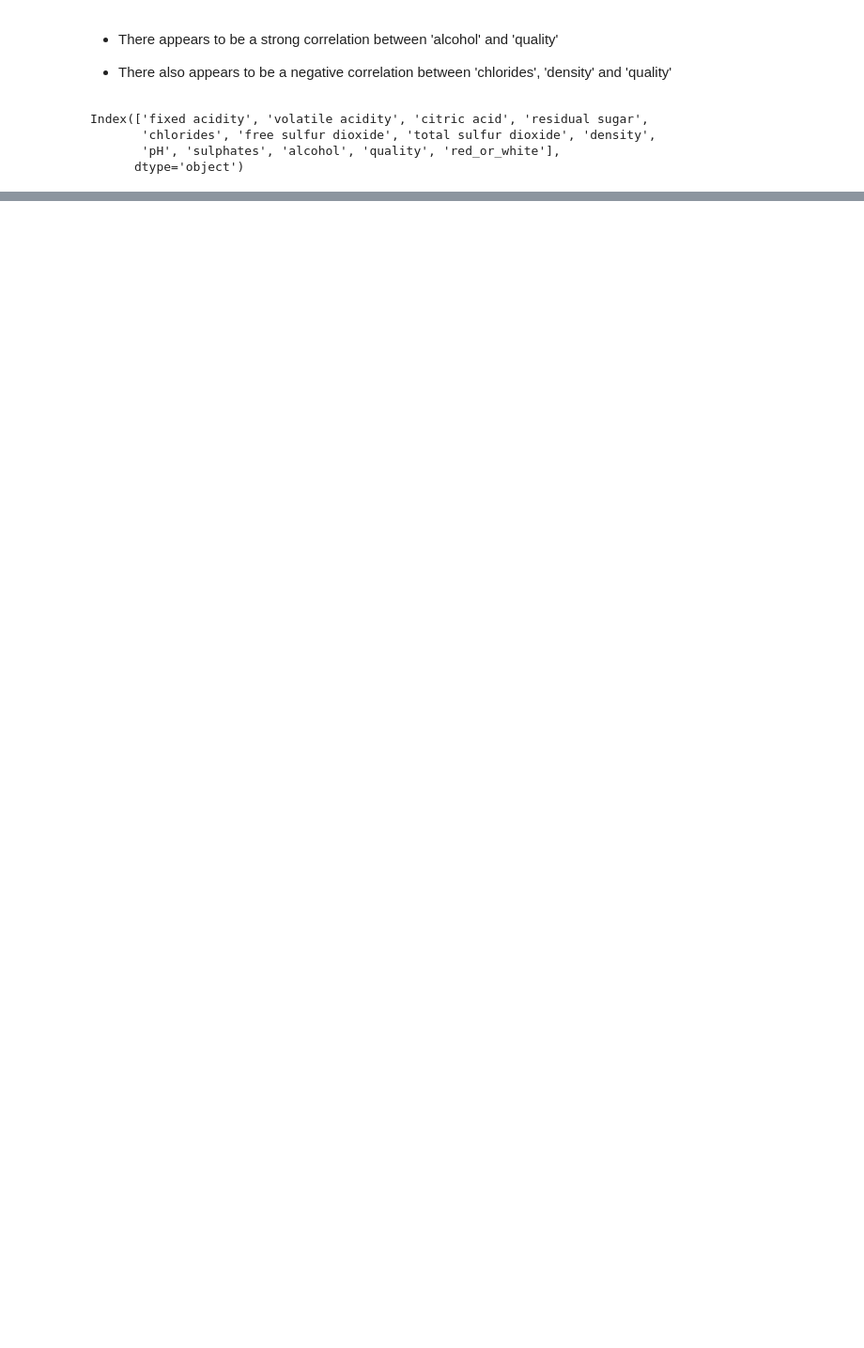
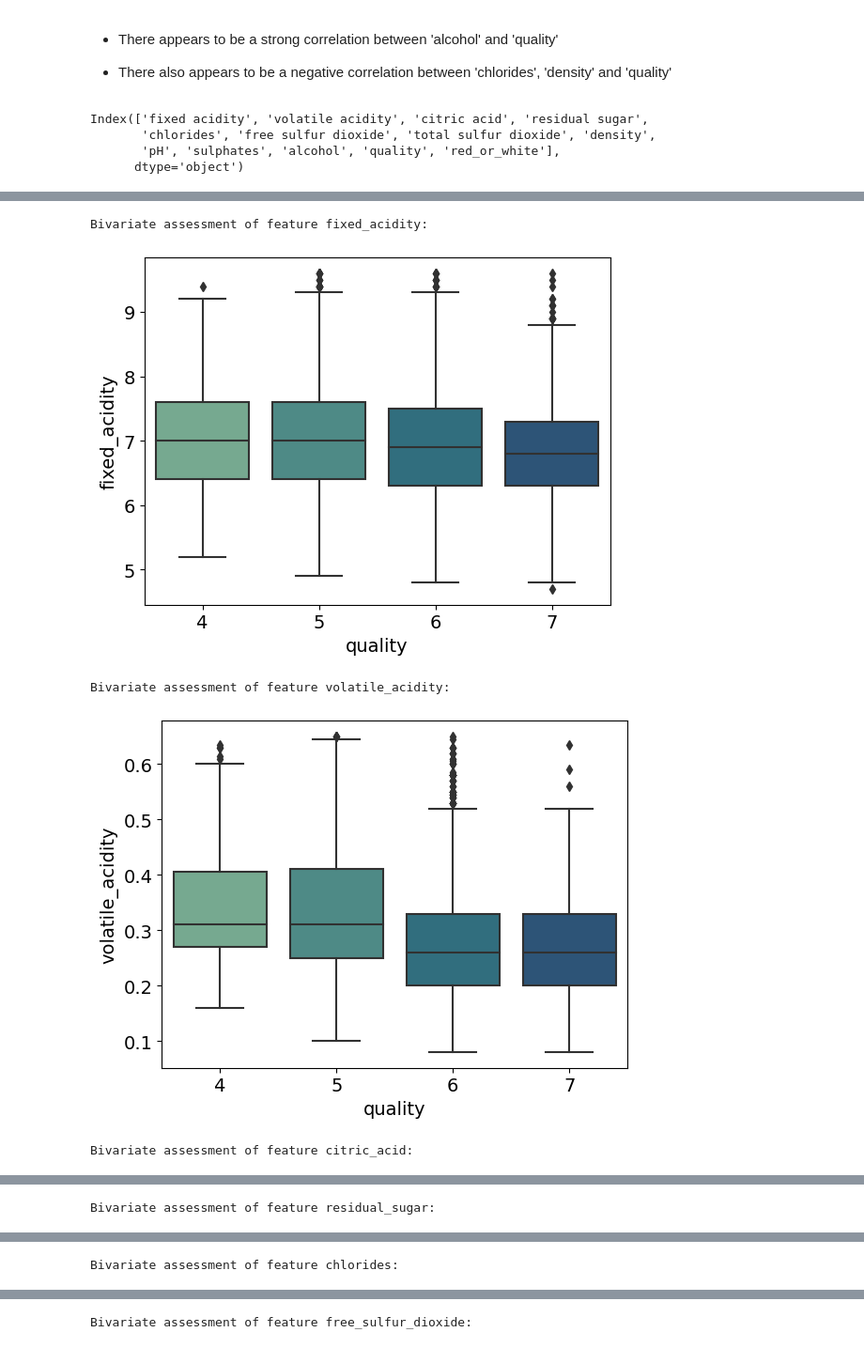
Before and after one commit to aaron-and-caroWINE/wine_clustering_project, a Jupyter notebook: wrangle_wine.ipynb, the cells around one changed output, grey strips where cells are left out. Shown at 94% size. Cells and saved outputs as stored; diff of their text form; code cells hidden in the pictures; blank space fills up the shorter version.

```diff
--- a/wrangle_wine.ipynb
+++ b/wrangle_wine.ipynb
@@ -292,0 +334,8 @@ train_scaled.head()
+# %%
+w.boxplot(train)
+# %% [output]
+Bivariate assessment of feature fixed_acidity:
+[figure, added]
+Bivariate assessment of feature volatile_acidity:
+[figure, added]
+Bivariate assessment of feature citric_acid:
@@ -292,0 +343 @@ train_scaled.head()
+Bivariate assessment of feature residual_sugar:
@@ -292,0 +345 @@ train_scaled.head()
+Bivariate assessment of feature chlorides:
@@ -292,0 +347 @@ train_scaled.head()
+Bivariate assessment of feature free_sulfur_dioxide:
```
Also changed, not shown: parts of 37 cells of this notebook, 1 other file.
